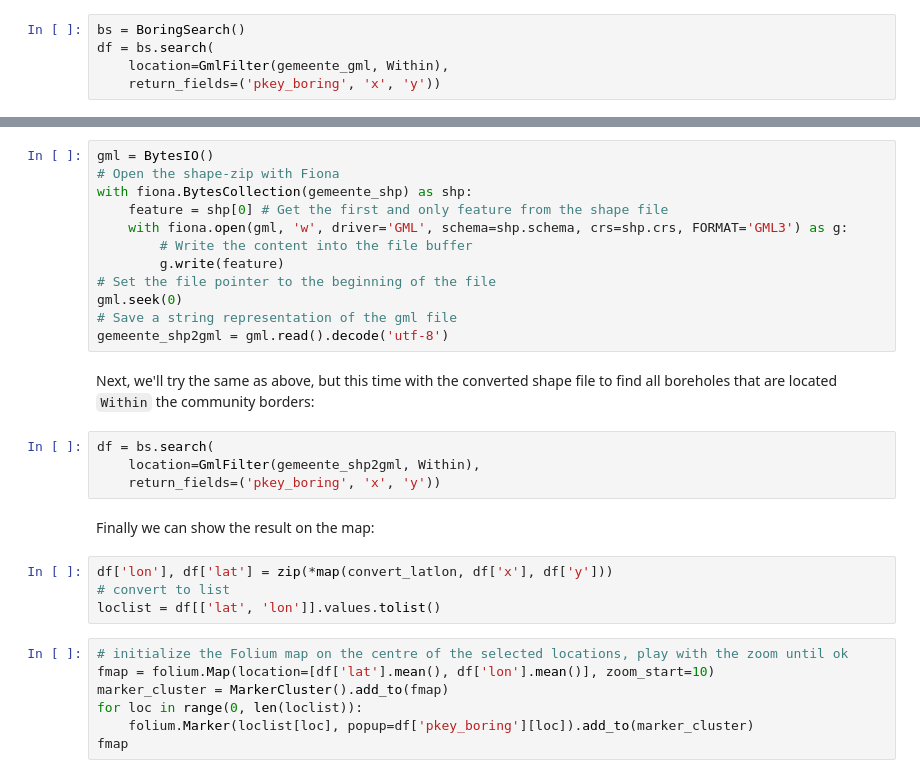
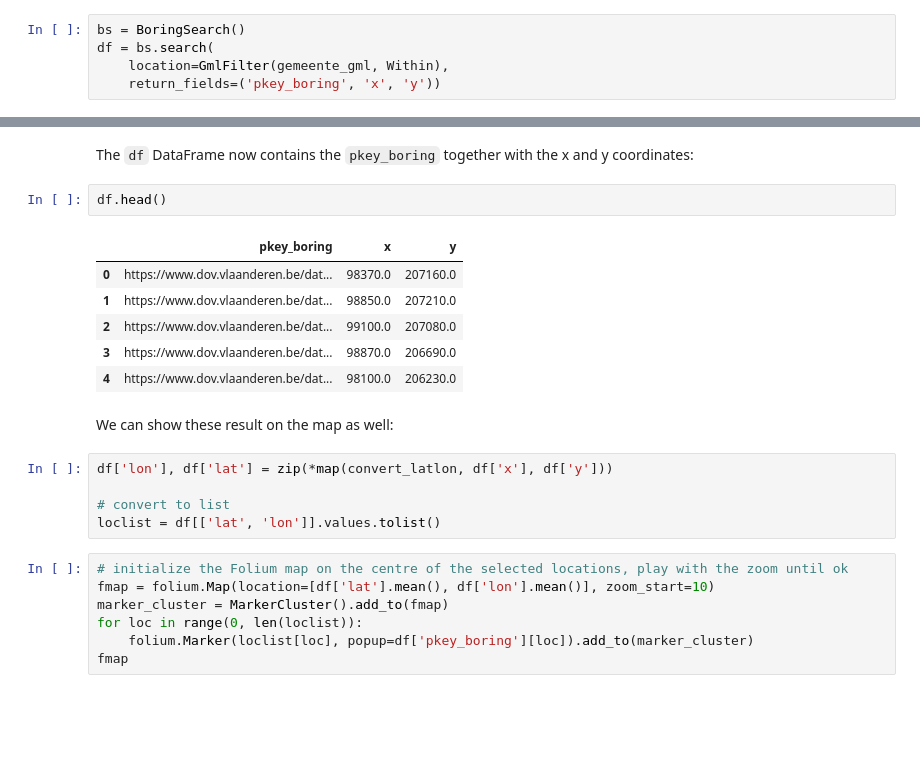
Before and after one commit to DOV-Vlaanderen/pydov, a Jupyter notebook: docs/notebooks/spatial_querying.ipynb, the cells around one changed output, grey strips where cells are left out. Drawn from its saved outputs; the diff is of its cells as text; blank space fills up the shorter version.

```diff
--- a/docs/notebooks/spatial_querying.ipynb
+++ b/docs/notebooks/spatial_querying.ipynb
@@ -100,25 +98,19 @@ In this example, [Fiona](https://pypi.org/project/Fiona/) (version 1.8.18 or lat
-# %%
-gml = BytesIO()
-# Open the shape-zip with Fiona
-with fiona.BytesCollection(gemeente_shp) as shp:
-    feature = shp[0] # Get the first and only feature from the shape file
-    with fiona.open(gml, 'w', driver='GML', schema=shp.schema, crs=shp.crs, FORMAT='GML3') as g:
-        # Write the content into the file buffer
-        g.write(feature)
-# Set the file pointer to the beginning of the file
-gml.seek(0)
-# Save a string representation of the gml file
-gemeente_shp2gml = gml.read().decode('utf-8')
-# %% [markdown]
-Next, we'll try the same as above, but this time with the converted shape file to find all boreholes that are located `Within` the community borders:
-# %%
-df = bs.search(
-    location=GmlFilter(gemeente_shp2gml, Within),
-    return_fields=('pkey_boring', 'x', 'y'))
+# %% [markdown]
+The `df` DataFrame now contains the `pkey_boring` together with the x and y coordinates:
+# %%
+df.head()
+# %% [output]
+|  | pkey_boring | x | y |
+| 0 | https://www.dov.vlaanderen.be/dat... | 98370.0 | 207160.0 |
+| 1 | https://www.dov.vlaanderen.be/dat... | 98850.0 | 207210.0 |
+| 2 | https://www.dov.vlaanderen.be/dat... | 99100.0 | 207080.0 |
+| 3 | https://www.dov.vlaanderen.be/dat... | 98870.0 | 206690.0 |
+| 4 | https://www.dov.vlaanderen.be/dat... | 98100.0 | 206230.0 |
 # %% [markdown]
-Finally we can show the result on the map:
+We can show these result on the map as well:
 # %%
 df['lon'], df['lat'] = zip(*map(convert_latlon, df['x'], df['y']))
+
 # convert to list
 loclist = df[['lat', 'lon']].values.tolist()
 # %%
```
Also changed, not shown: parts of 34 cells of this notebook.
